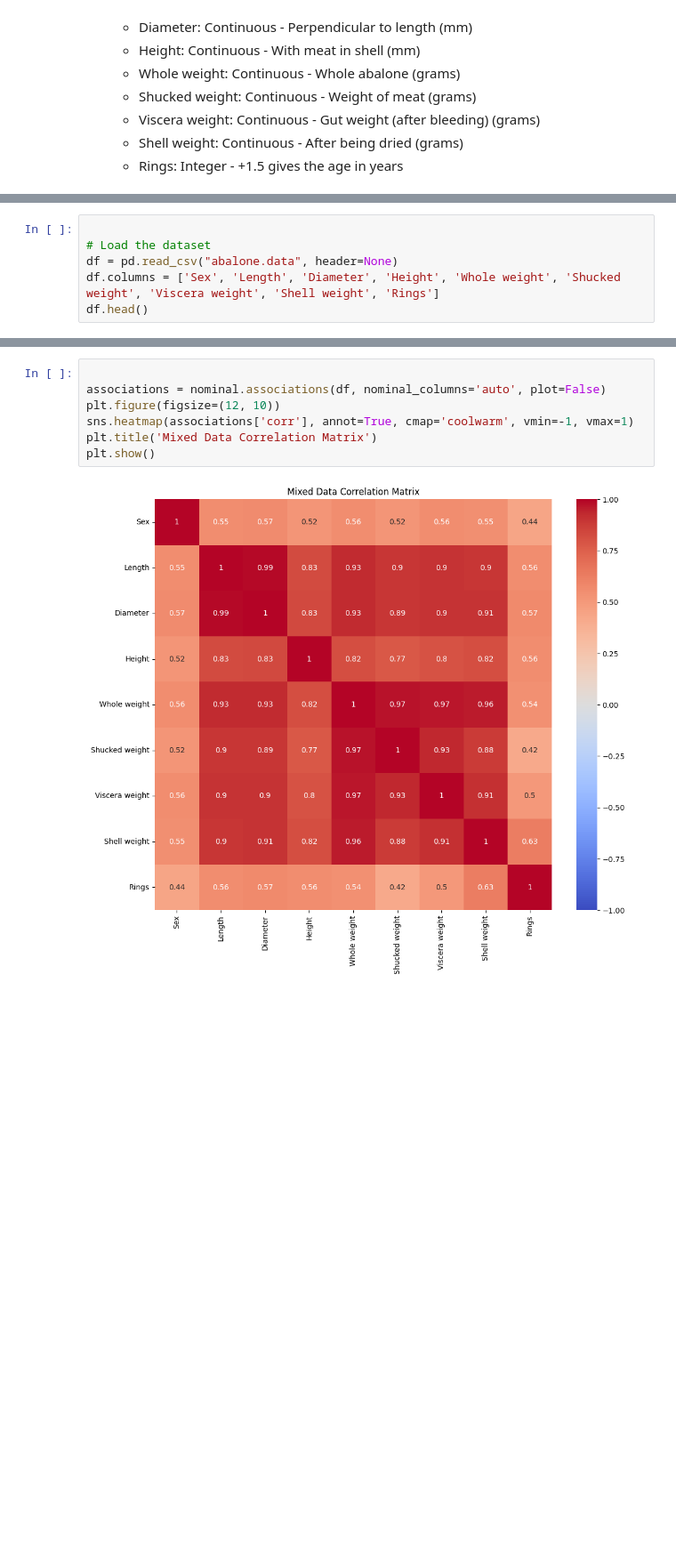
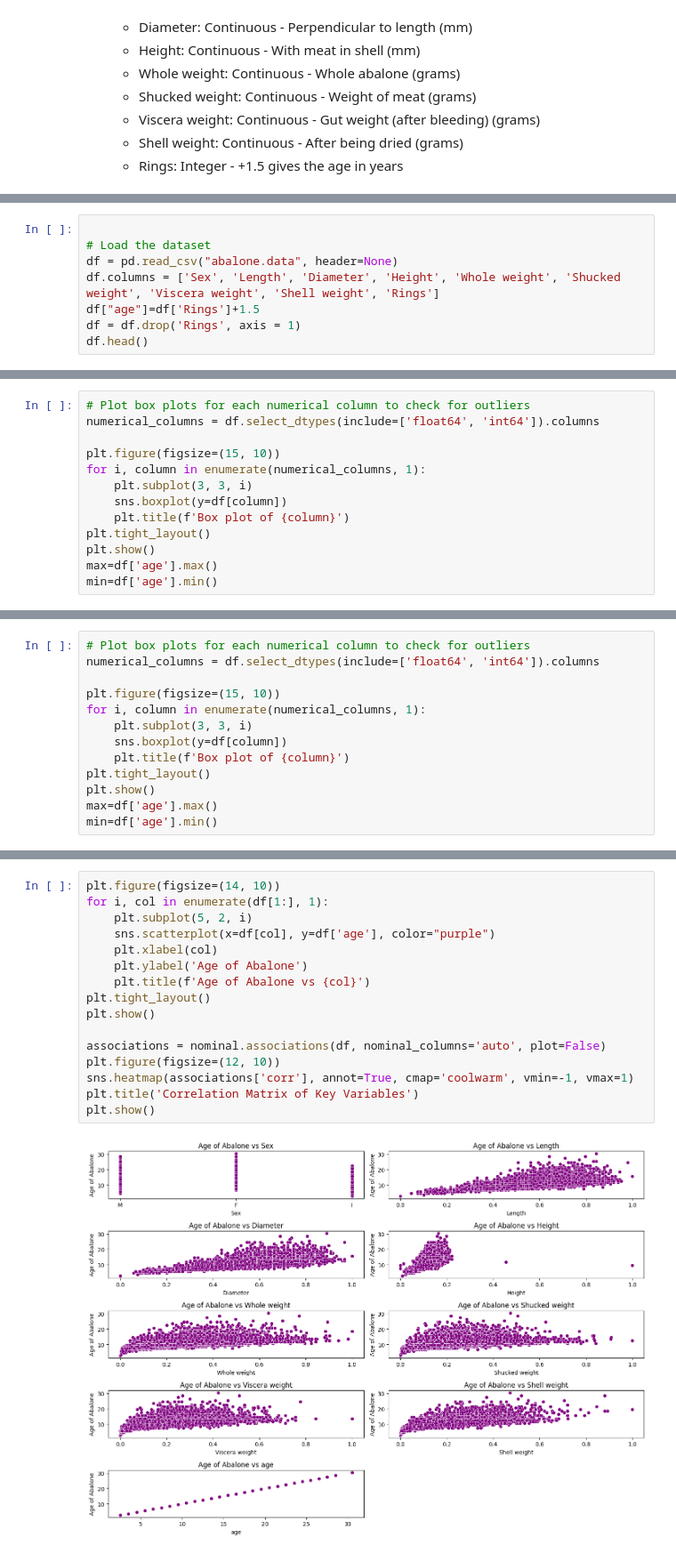
Before and after one commit to jsuj1th/Abalone-Age-Prediction, a Jupyter notebook: abalone.ipynb, the cells around one changed output, grey strips where cells are left out. Shown at 89% size. Saved outputs shown, nothing was run; the diff lists cells and outputs as text; blank space fills up the shorter version.

```diff
--- a/abalone.ipynb
+++ b/abalone.ipynb
@@ -74,6 +65,8 @@ Requirement already satisfied: six>=1.5 in c:\users\sujith\appdata\roaming\pytho
 # Load the dataset
 df = pd.read_csv("abalone.data", header=None)
 df.columns = ['Sex', 'Length', 'Diameter', 'Height', 'Whole weight', 'Shucked weight', 'Viscera weight', 'Shell weight', 'Rings']
+df["age"]=df['Rings']+1.5
+df = df.drop('Rings', axis = 1)
 df.head()
 # %% [output]
 |  | Sex | Length | Diameter | Height | Whole weight | Shucked weight | Viscera weight | Shell weight | ... |
@@ -84,0 +151,13 @@ df.head()
+# %%
+# Plot box plots for each numerical column to check for outliers
+numerical_columns = df.select_dtypes(include=['float64', 'int64']).columns
+
+plt.figure(figsize=(15, 10))
+for i, column in enumerate(numerical_columns, 1):
+    plt.subplot(3, 3, i)
+    sns.boxplot(y=df[column])
+    plt.title(f'Box plot of {column}')
+plt.tight_layout()
+plt.show()
+max=df['age'].max()
+min=df['age'].min()
@@ -84,0 +255,13 @@ df.head()
+# %%
+# Plot box plots for each numerical column to check for outliers
+numerical_columns = df.select_dtypes(include=['float64', 'int64']).columns
+
+plt.figure(figsize=(15, 10))
+for i, column in enumerate(numerical_columns, 1):
+    plt.subplot(3, 3, i)
+    sns.boxplot(y=df[column])
+    plt.title(f'Box plot of {column}')
+plt.tight_layout()
+plt.show()
+max=df['age'].max()
+min=df['age'].min()
@@ -85,9 +276,18 @@ df.head()
 # %%
+plt.figure(figsize=(14, 10))
+for i, col in enumerate(df[1:], 1):
+    plt.subplot(5, 2, i)
+    sns.scatterplot(x=df[col], y=df['age'], color="purple")
+    plt.xlabel(col)
+    plt.ylabel('Age of Abalone')
+    plt.title(f'Age of Abalone vs {col}')
+plt.tight_layout()
+plt.show()
 
 associations = nominal.associations(df, nominal_columns='auto', plot=False)
 plt.figure(figsize=(12, 10))
 sns.heatmap(associations['corr'], annot=True, cmap='coolwarm', vmin=-1, vmax=1)
-plt.title('Mixed Data Correlation Matrix')
+plt.title('Correlation Matrix of Key Variables')
 plt.show()
 # %% [output]
-[figure, old version]
+[figure, new version]
```
Also changed, not shown: parts of 48 cells of this notebook.
